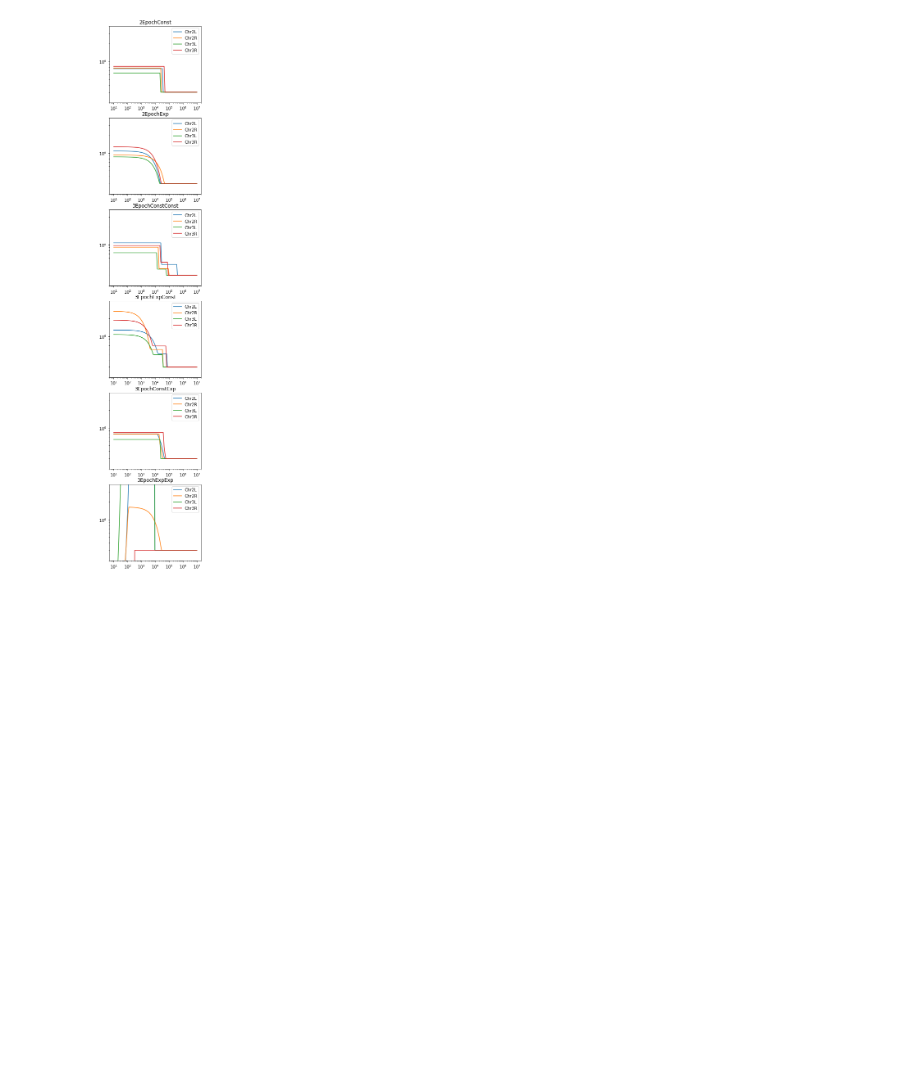
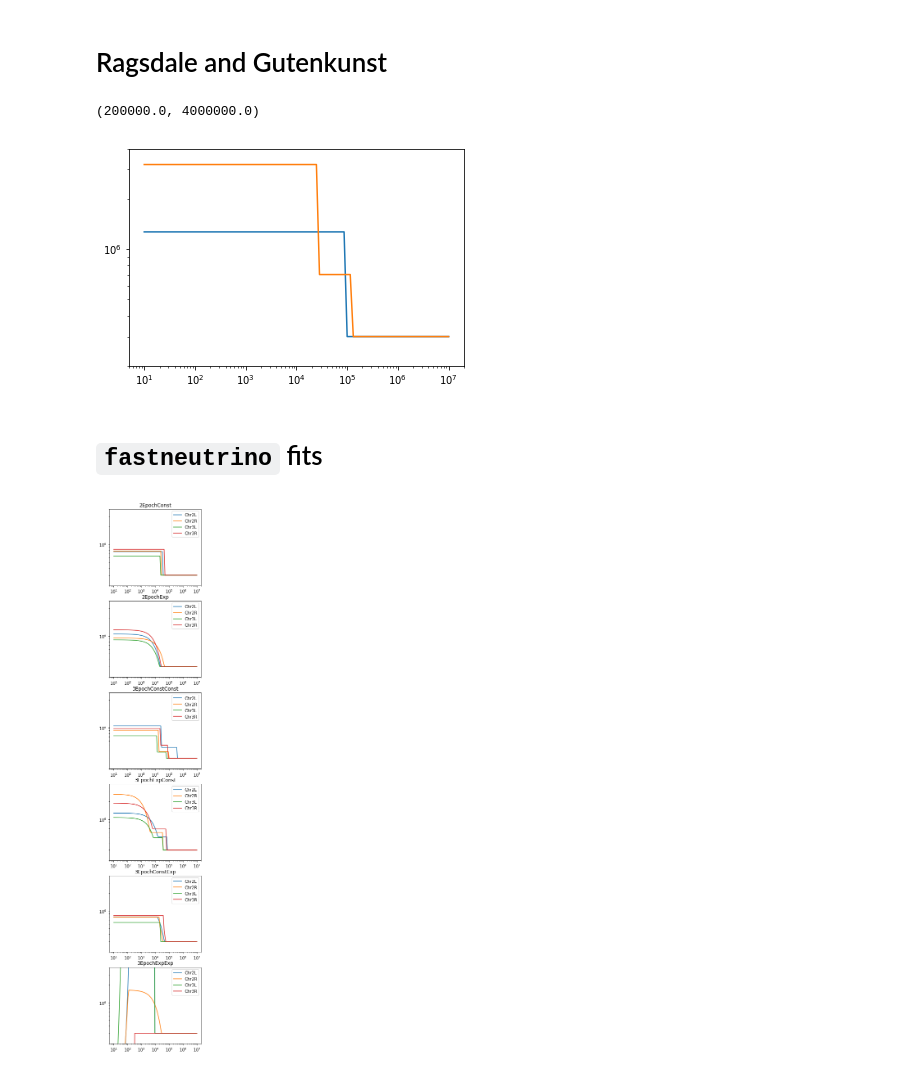
Before and after one commit to dp-rice/multiplemergers, a Jupyter notebook: notebooks/plot_DPGP3_models.ipynb, the cells around one changed output. Drawn from its saved outputs; the diff is of its cells as text; code cells hidden in the pictures; blank space fills up the shorter version.

Commit message:
Add Ragsdale and Gutenkunst model to plotting notebook.

```diff
--- a/notebooks/plot_DPGP3_models.ipynb
+++ b/notebooks/plot_DPGP3_models.ipynb
@@ -16,3 +17,25 @@ chroms = ['Chr2L', 'Chr2R', 'Chr3L', 'Chr3R']
+# %% [markdown]
+# Ragsdale and Gutenkunst
+# %%
+N_rg = 3e5
+
+rg_model1 = DemographicModel()
+rg_model1.add_epoch(0, N_rg*4.23, 0)
+rg_model1.add_epoch(N_rg*0.329, N_rg, 0)
+
+rg_model2 = DemographicModel()
+rg_model2.add_epoch(0, N_rg*10.7, 0)
+rg_model2.add_epoch(N_rg*0.0938, N_rg*2.35, 0)
+rg_model2.add_epoch(N_rg*0.388, N_rg, 0)
+
+plt.loglog(t, rg_model1.population_size(t))
+plt.loglog(t, rg_model2.population_size(t))
+plt.ylim([2e5,4e6])
+# %% [output]
+(200000.0, 4000000.0)
+[figure, added]
+# %% [markdown]
+# `fastneutrino` fits
 # %%
 model_types = ['2EpochConst', '2EpochExp', '3EpochConstConst', '3EpochExpConst', '3EpochConstExp', '3EpochExpExp']
 models = {}
```
Also changed, not shown: parts of 2 cells of this notebook.
